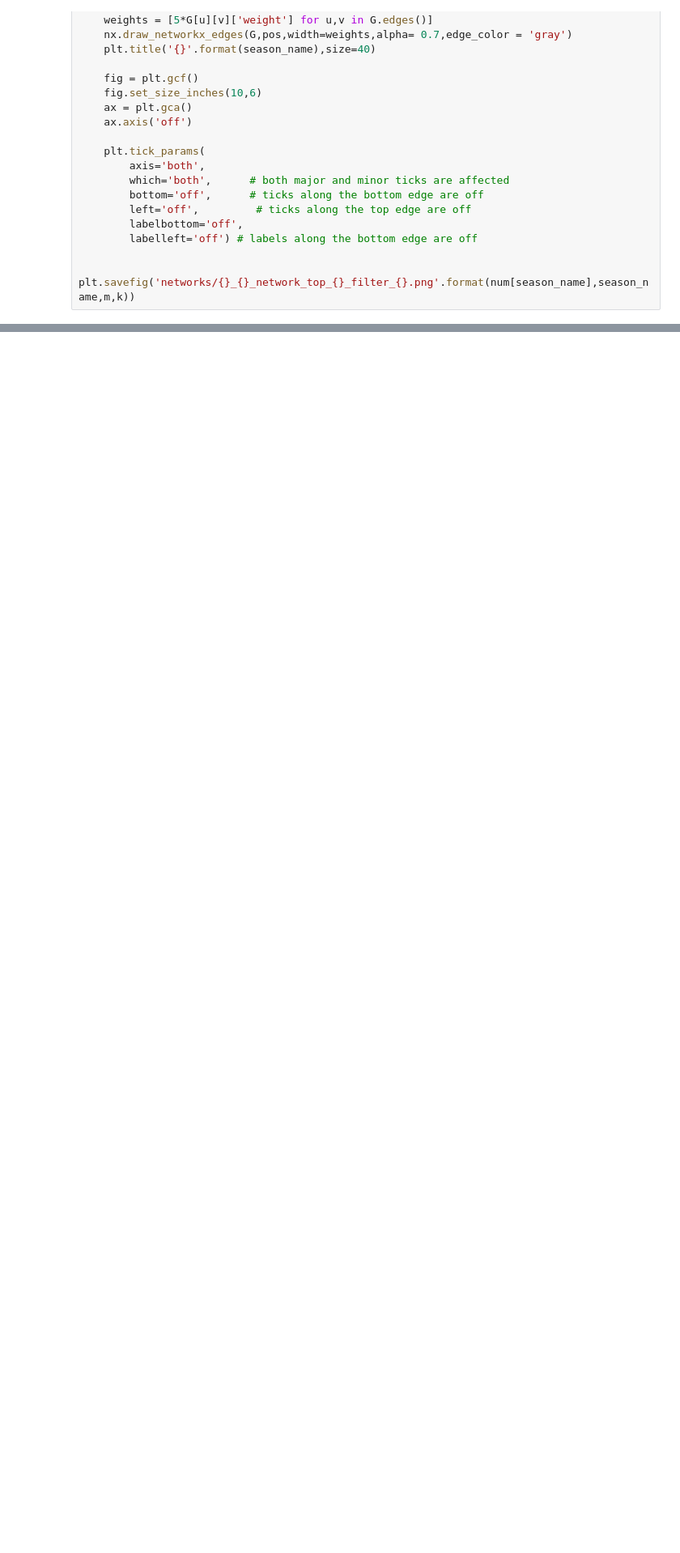
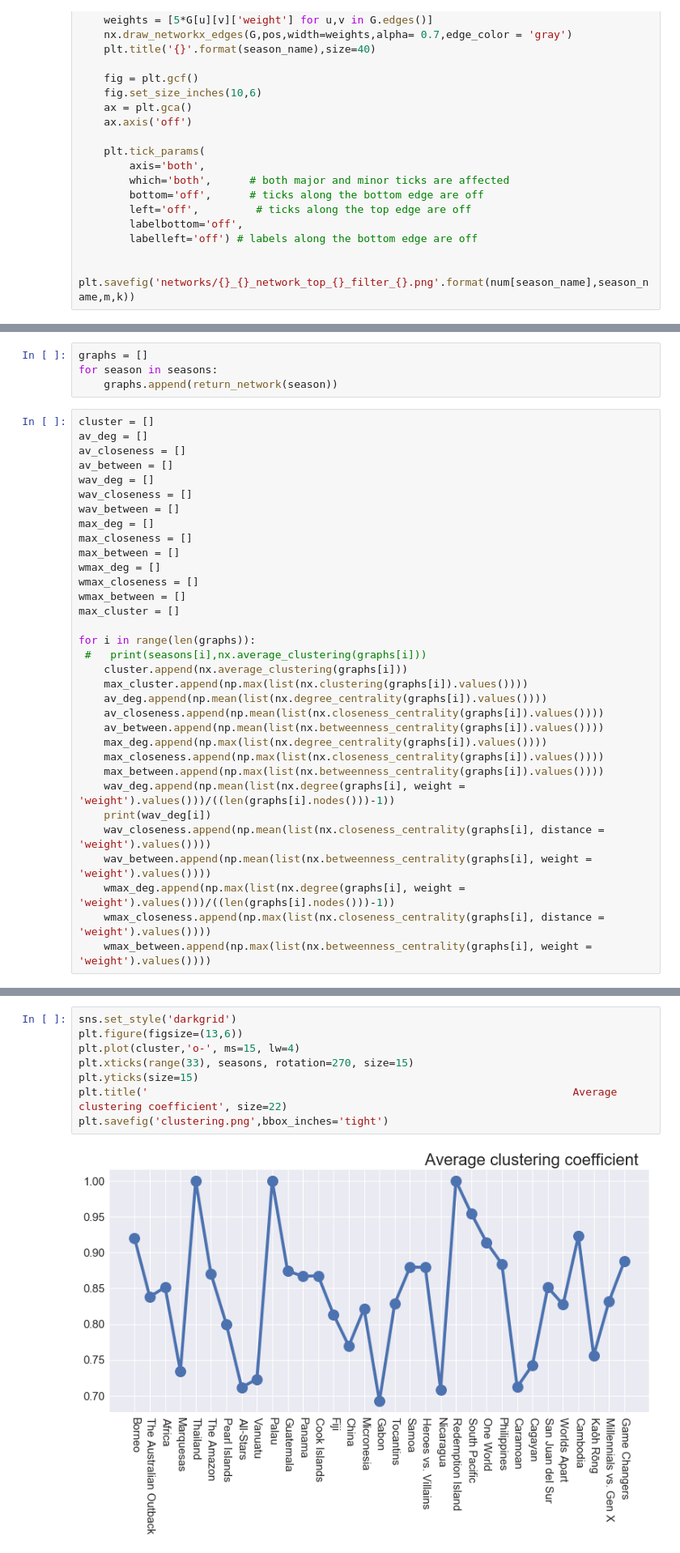
Before and after one commit to piocalderon/survivor-alliance-analysis, a Jupyter notebook: Survivor Alliance Network.ipynb, the cells around one changed output, grey strips where cells are left out. Shown: that part at 81% size. Drawn from its saved outputs; the diff is of its cells as text; blank space fills up the shorter version.

Commit message:
fixed labels, weights to metrics

```diff
--- a/Survivor Alliance Network.ipynb
+++ b/Survivor Alliance Network.ipynb
@@ -477,0 +435,37 @@ pp=return_affiliation_df(caramoan)
+# %%
+graphs = []
+for season in seasons:
+    graphs.append(return_network(season))
+# %%
+cluster = []
+av_deg = []
+av_closeness = []
+av_between = []
+wav_deg = []
+wav_closeness = []
+wav_between = []
+max_deg = []
+max_closeness = []
+max_between = []
+wmax_deg = []
+wmax_closeness = []
+wmax_between = []
+max_cluster = []
+
+for i in range(len(graphs)):
+ #   print(seasons[i],nx.average_clustering(graphs[i]))
+    cluster.append(nx.average_clustering(graphs[i]))
+    max_cluster.append(np.max(list(nx.clustering(graphs[i]).values())))
+    av_deg.append(np.mean(list(nx.degree_centrality(graphs[i]).values())))
+    av_closeness.append(np.mean(list(nx.closeness_centrality(graphs[i]).values())))
+    av_between.append(np.mean(list(nx.betweenness_centrality(graphs[i]).values())))
+    max_deg.append(np.max(list(nx.degree_centrality(graphs[i]).values())))
+    max_closeness.append(np.max(list(nx.closeness_centrality(graphs[i]).values())))
+    max_between.append(np.max(list(nx.betweenness_centrality(graphs[i]).values())))
+    wav_deg.append(np.mean(list(nx.degree(graphs[i], weight = 'weight').values()))/((len(graphs[i].nodes()))-1))
+    print(wav_deg[i])
+    wav_closeness.append(np.mean(list(nx.closeness_centrality(graphs[i], distance = 'weight').values())))
+    wav_between.append(np.mean(list(nx.betweenness_centrality(graphs[i], weight = 'weight').values())))
+    wmax_deg.append(np.max(list(nx.degree(graphs[i], weight = 'weight').values()))/((len(graphs[i].nodes()))-1))
+    wmax_closeness.append(np.max(list(nx.closeness_centrality(graphs[i], distance = 'weight').values())))
+    wmax_between.append(np.max(list(nx.betweenness_centrality(graphs[i], weight = 'weight').values())))
@@ -477,0 +490,10 @@ pp=return_affiliation_df(caramoan)
+# %%
+sns.set_style('darkgrid')
+plt.figure(figsize=(13,6))
+plt.plot(cluster,'o-', ms=15, lw=4)
+plt.xticks(range(33), seasons, rotation=270, size=15)
+plt.yticks(size=15)
+plt.title('                                                                   Average clustering coefficient', size=22)
+plt.savefig('clustering.png',bbox_inches='tight')
+# %% [output]
+[figure, added]
```
Also changed, not shown: parts of 15 cells of this notebook, 41 other files.
